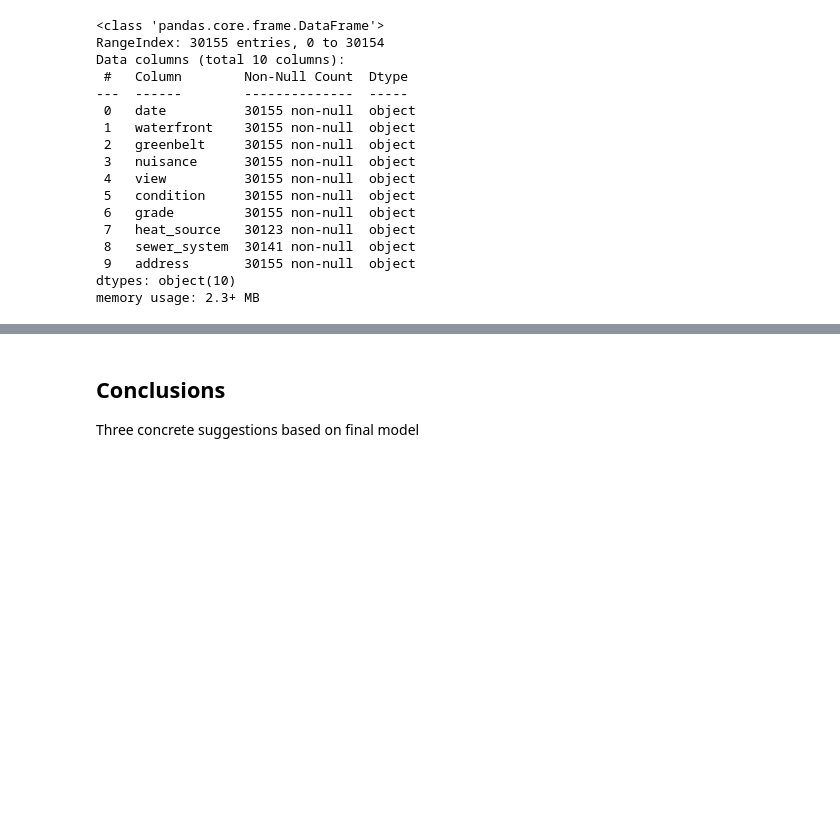
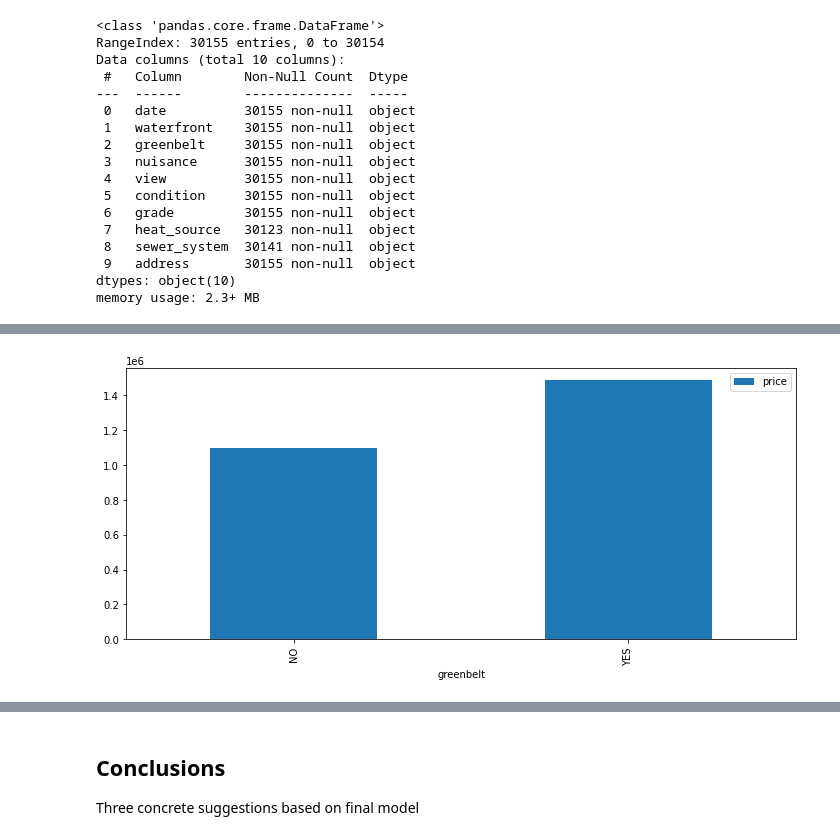
Before and after one commit to jbenedito99/dsc-phase-2-project-v2-5, a Jupyter notebook: student.ipynb, the cells around one changed output, grey strips where cells are left out. Drawn from its saved outputs; the diff is of its cells as text; code cells hidden in the pictures; blank space fills up the shorter version.

```diff
--- a/student.ipynb
+++ b/student.ipynb
@@ -265,0 +419,6 @@ Following our one-hot encoding, we can generate our linear regression model.
+# %%
+# greenbelt vs price
+fig, ax = plt.subplots(figsize=(12,5))
+categorical_data_cut.groupby("greenbelt").mean().plot.bar(y="price", ax=ax);
+# %% [output]
+[figure, added]
```
Also changed, not shown: parts of 52 cells of this notebook.
